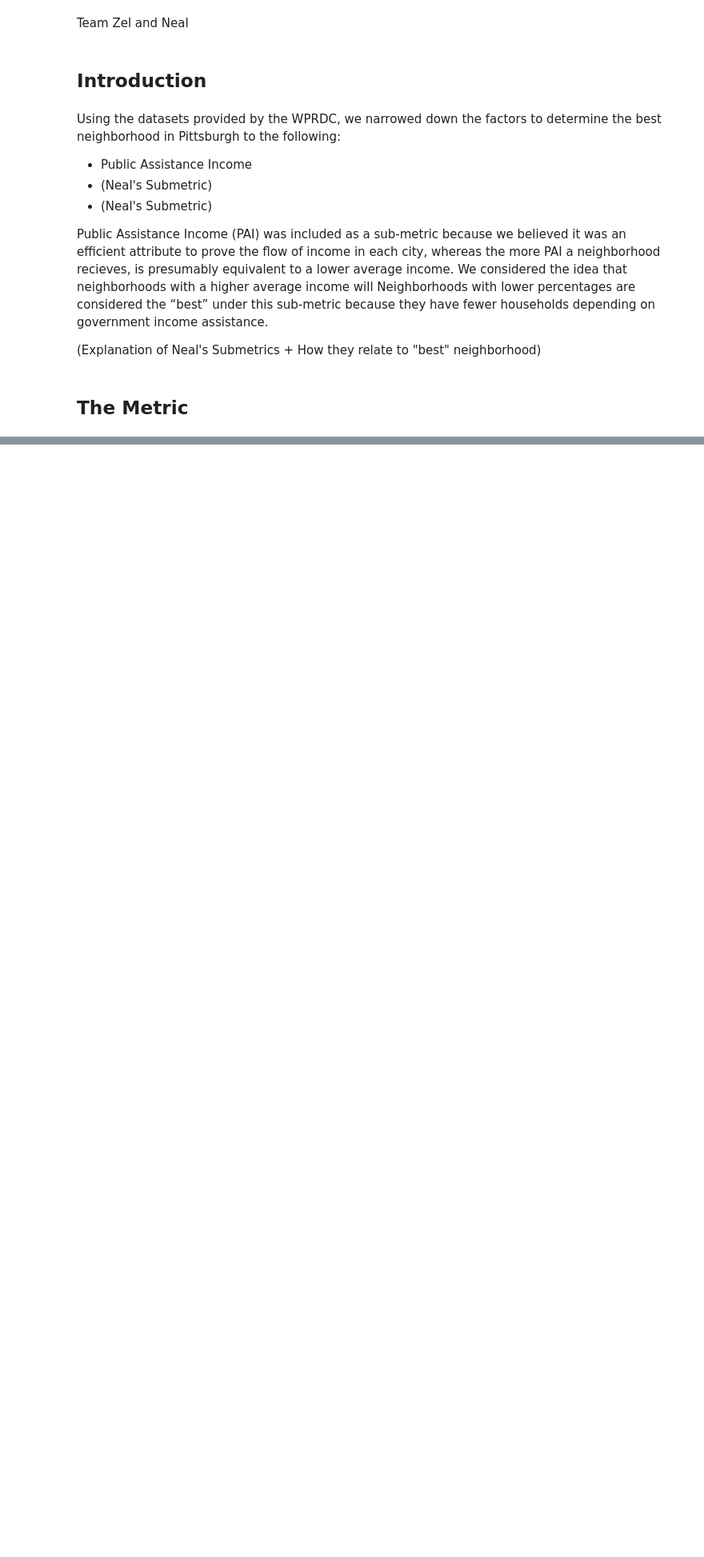
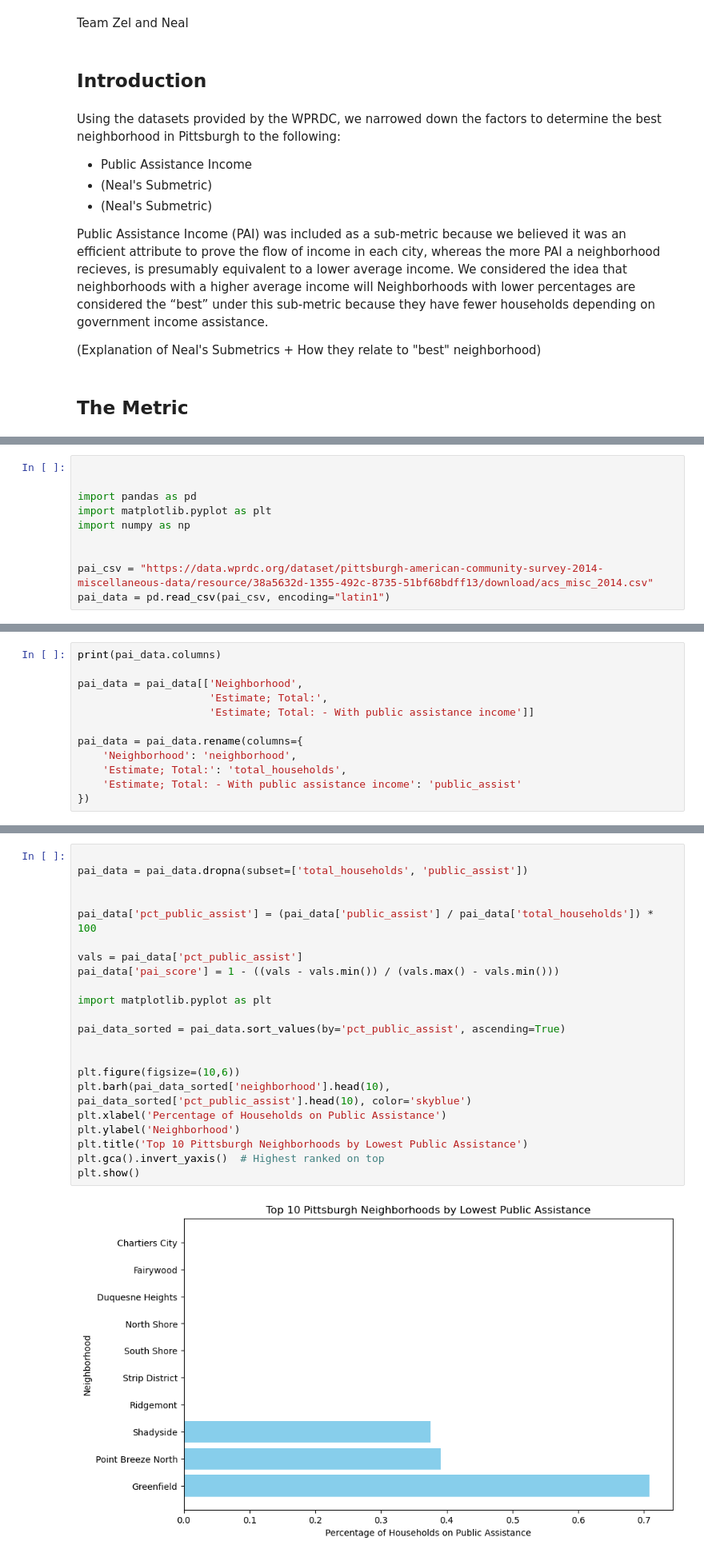
Before and after one commit to aihzelcipriano/finalproject, a Jupyter notebook: FINALREPORT.ipynb, the cells around one changed output, grey strips where cells are left out. Shown: that part at 80% size. Cells and saved outputs as stored; diff of their text form; blank space fills up the shorter version.

Commit message:
Add/update PAI submetric notebook and charts

```diff
--- a/FINALREPORT.ipynb
+++ b/FINALREPORT.ipynb
@@ -23,0 +47,10 @@ For the percentage of public assistance, we determined it by dividing the total
+# %%
+
+
+import pandas as pd
+import matplotlib.pyplot as plt
+import numpy as np
+
+
+pai_csv = "https://data.wprdc.org/dataset/pittsburgh-american-community-survey-2014-miscellaneous-data/resource/38a5632d-1355-492c-8735-51bf68bdff13/download/acs_misc_2014.csv"
+pai_data = pd.read_csv(pai_csv, encoding="latin1")
@@ -23,0 +59,12 @@ For the percentage of public assistance, we determined it by dividing the total
+# %%
+print(pai_data.columns)
+
+pai_data = pai_data[['Neighborhood',
+                     'Estimate; Total:',
+                     'Estimate; Total: - With public assistance income']]
+
+pai_data = pai_data.rename(columns={
+    'Neighborhood': 'neighborhood',
+    'Estimate; Total:': 'total_households',
+    'Estimate; Total: - With public assistance income': 'public_assist'
+})
@@ -23,0 +80,24 @@ For the percentage of public assistance, we determined it by dividing the total
+# %%
+
+pai_data = pai_data.dropna(subset=['total_households', 'public_assist'])
+
+
+pai_data['pct_public_assist'] = (pai_data['public_assist'] / pai_data['total_households']) * 100
+
+vals = pai_data['pct_public_assist']
+pai_data['pai_score'] = 1 - ((vals - vals.min()) / (vals.max() - vals.min()))
+
+import matplotlib.pyplot as plt
+
+pai_data_sorted = pai_data.sort_values(by='pct_public_assist', ascending=True)
+
+
+plt.figure(figsize=(10,6))
+plt.barh(pai_data_sorted['neighborhood'].head(10), pai_data_sorted['pct_public_assist'].head(10), color='skyblue')
+plt.xlabel('Percentage of Households on Public Assistance')
+plt.ylabel('Neighborhood')
+plt.title('Top 10 Pittsburgh Neighborhoods by Lowest Public Assistance')
+plt.gca().invert_yaxis()  # Highest ranked on top
+plt.show()
+# %% [output]
+[figure, added]
```
Also changed, not shown: parts of 9 cells of this notebook, 1 other file.
